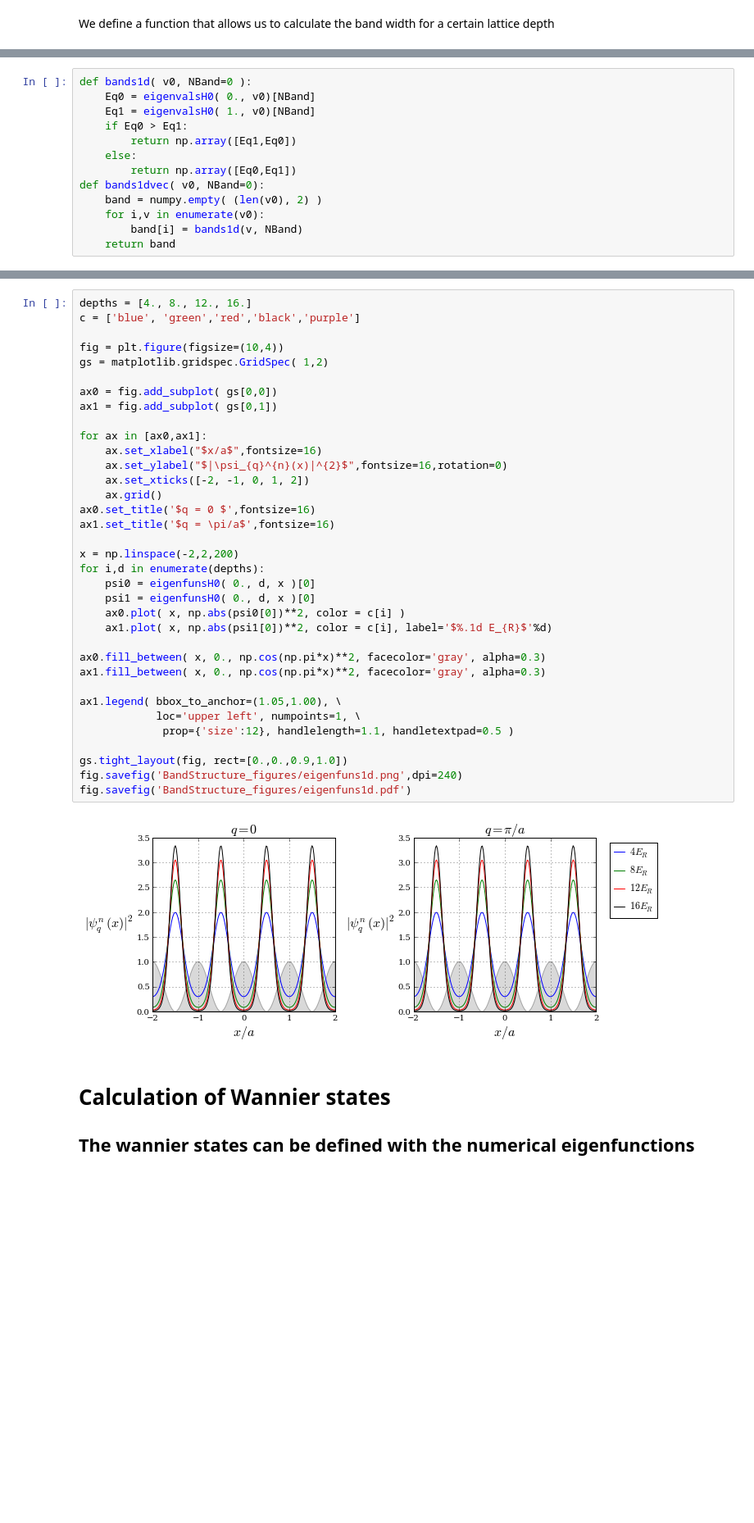
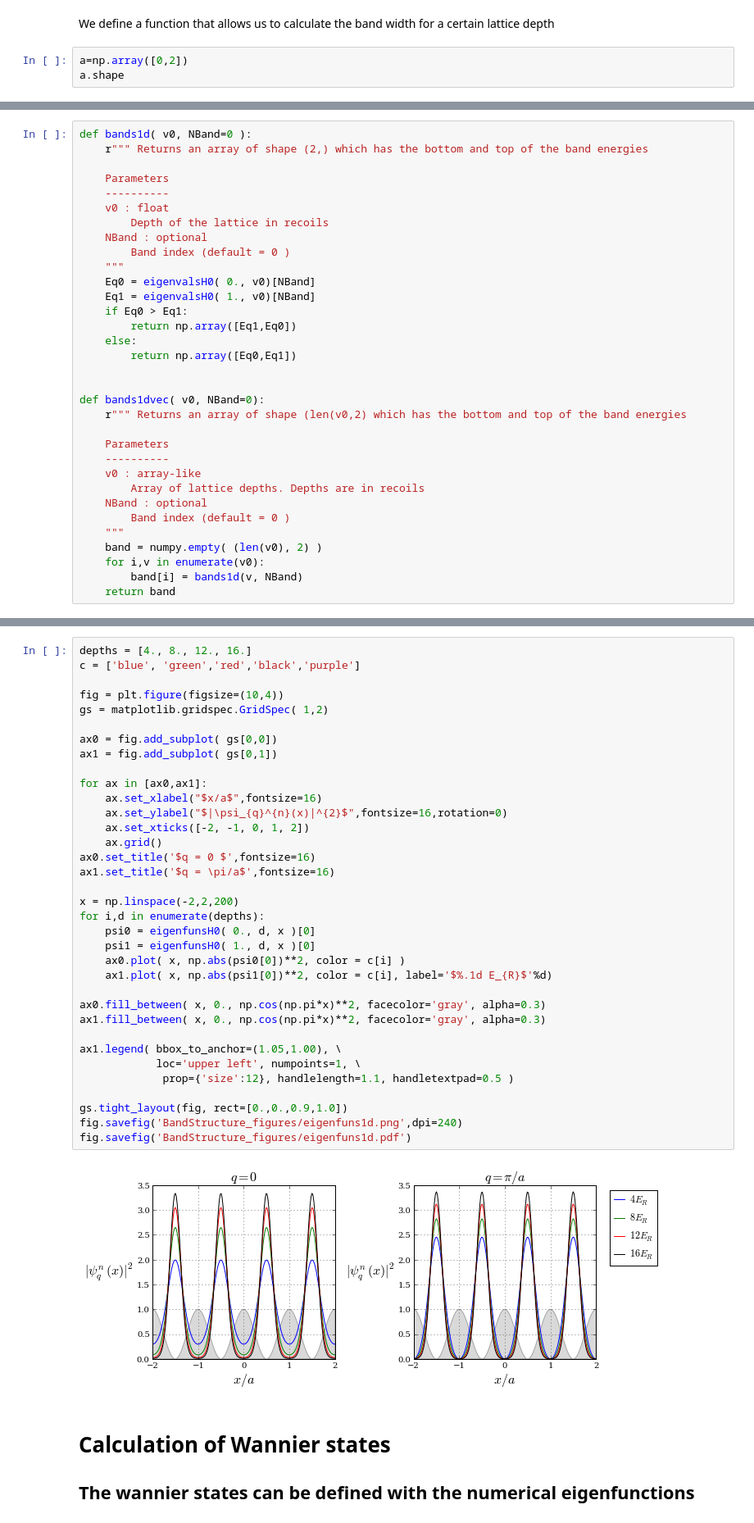
Before and after one commit to PedroMDuarte/lattice_3D_ipynb, a Jupyter notebook: BandStructure.ipynb, the cells around one changed output, grey strips where cells are left out. Shown: that part at 82% size. Cells and saved outputs as stored; diff of their text form; blank space fills up the shorter version.

Commit message:
Included docstrings in all the functions of the ipython notebook for the band structure calculation

```diff
--- a/BandStructure.ipynb
+++ b/BandStructure.ipynb
@@ -85,3 +144,6 @@ fig.savefig('BandStructure_figures/bands1d.pdf')
 [figure]
 # %% [markdown]
 We define a function that allows us to calculate the band width for a certain lattice depth
+# %%
+a=np.array([0,2])
+a.shape
@@ -88,12 +152,32 @@ We define a function that allows us to calculate the band width for a certain la
 # %%
 def bands1d( v0, NBand=0 ):
+    r""" Returns an array of shape (2,) which has the bottom and top of the band energies
+
+    Parameters
+    ----------
+    v0 : float
+        Depth of the lattice in recoils
+    NBand : optional
+        Band index (default = 0 )
+    """
     Eq0 = eigenvalsH0( 0., v0)[NBand]
     Eq1 = eigenvalsH0( 1., v0)[NBand]
     if Eq0 > Eq1:
         return np.array([Eq1,Eq0])
     else:
         return np.array([Eq0,Eq1])
+
+
 def bands1dvec( v0, NBand=0):
+    r""" Returns an array of shape (len(v0,2) which has the bottom and top of the band energies
+
+    Parameters
+    ----------
+    v0 : array-like
+        Array of lattice depths. Depths are in recoils
+    NBand : optional
+        Band index (default = 0 )
+    """
     band = numpy.empty( (len(v0), 2) )
     for i,v in enumerate(v0):
         band[i] = bands1d(v, NBand)
@@ -251,35 +424,35 @@ fig = plt.figure(figsize=(10,4))
 gs = matplotlib.gridspec.GridSpec( 1,2)
 
 ax0 = fig.add_subplot( gs[0,0])
 ax1 = fig.add_subplot( gs[0,1])
 
 for ax in [ax0,ax1]:
     ax.set_xlabel("$x/a$",fontsize=16)
     ax.set_ylabel("$|\psi_{q}^{n}(x)|^{2}$",fontsize=16,rotation=0)
     ax.set_xticks([-2, -1, 0, 1, 2])
     ax.grid()
 ax0.set_title('$q = 0 $',fontsize=16)
 ax1.set_title('$q = \pi/a$',fontsize=16)
 
 x = np.linspace(-2,2,200)
 for i,d in enumerate(depths):
     psi0 = eigenfunsH0( 0., d, x )[0]
-    psi1 = eigenfunsH0( 0., d, x )[0]
+    psi1 = eigenfunsH0( 1., d, x )[0]
     ax0.plot( x, np.abs(psi0[0])**2, color = c[i] )
     ax1.plot( x, np.abs(psi1[0])**2, color = c[i], label='$%.1d E_{R}$'%d)
 
 ax0.fill_between( x, 0., np.cos(np.pi*x)**2, facecolor='gray', alpha=0.3)
 ax1.fill_between( x, 0., np.cos(np.pi*x)**2, facecolor='gray', alpha=0.3)
 
 ax1.legend( bbox_to_anchor=(1.05,1.00), \
             loc='upper left', numpoints=1, \
              prop={'size':12}, handlelength=1.1, handletextpad=0.5 )
 
 gs.tight_layout(fig, rect=[0.,0.,0.9,1.0])
 fig.savefig('BandStructure_figures/eigenfuns1d.png',dpi=240)
 fig.savefig('BandStructure_figures/eigenfuns1d.pdf')
 # %% [output]
-[figure, old version]
+[figure, new version]
 # %% [markdown]
 # Calculation of Wannier states
 
```
Also changed, not shown: parts of 47 cells of this notebook, 7 other files.
